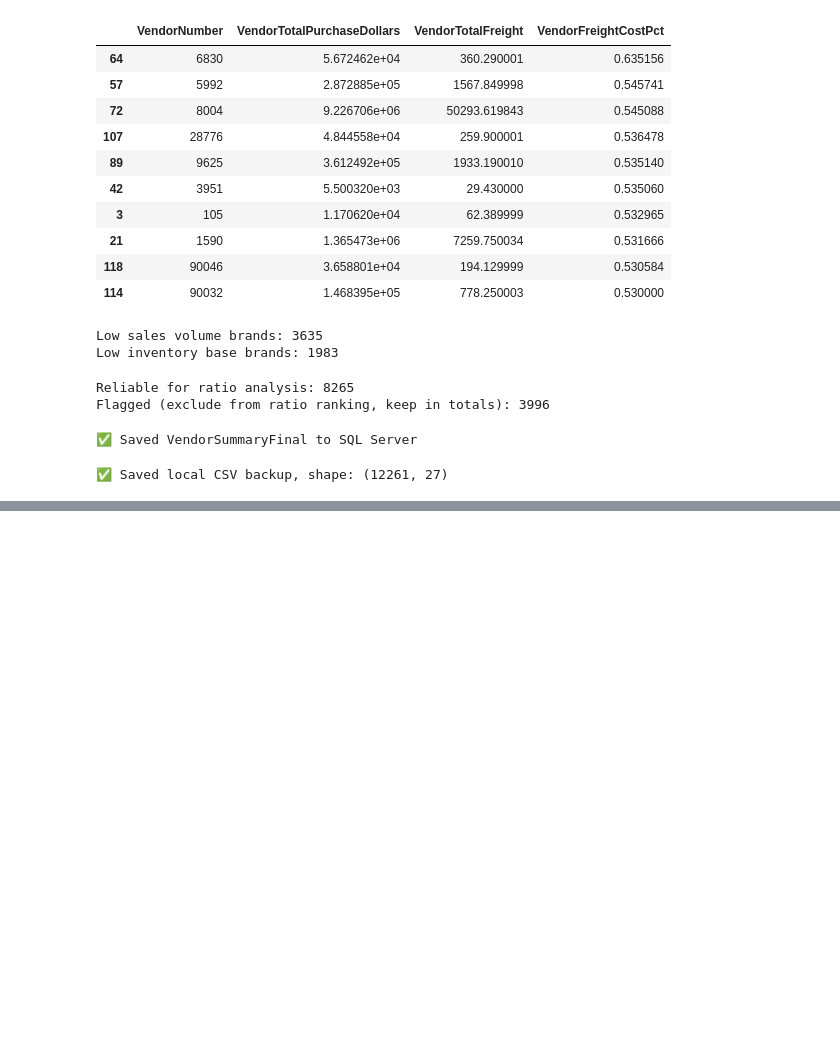
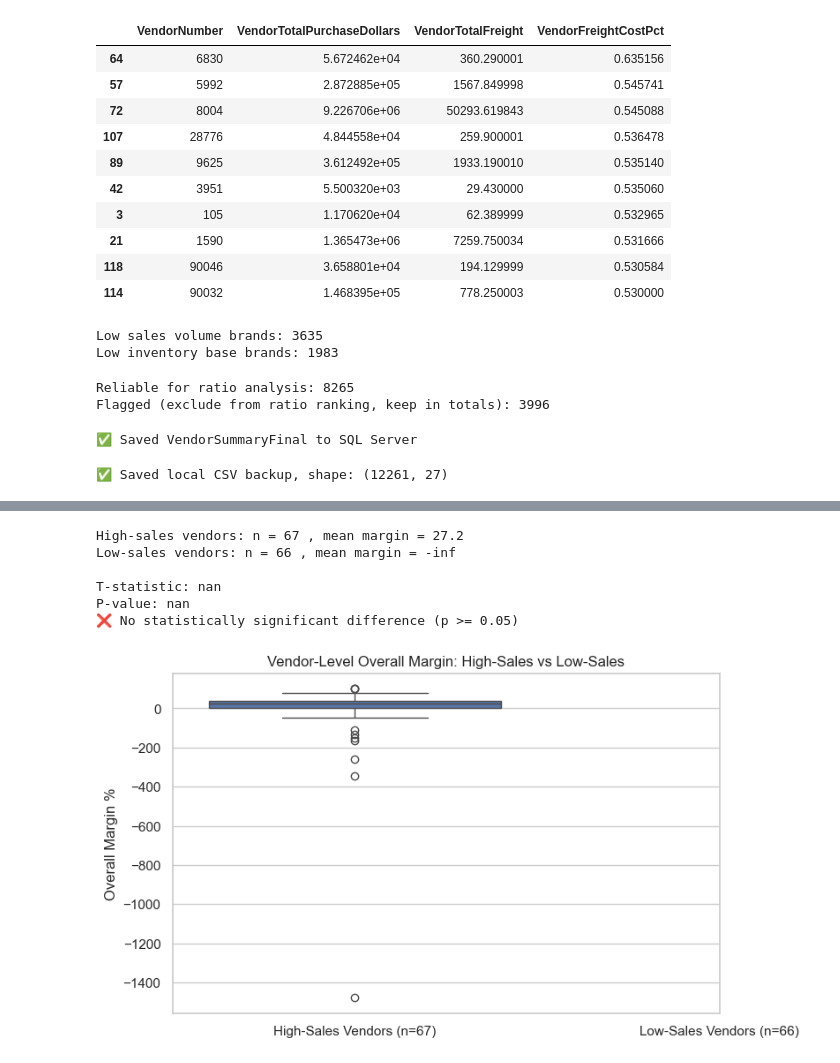
Before and after one commit to Imtiazjumman/Vendor_Data_Analysis, a Jupyter notebook: Vendor_Data_Analysis.ipynb, the cells around one changed output, grey strips where cells are left out. Cells and saved outputs as stored; diff of their text form; code cells hidden in the pictures; blank space fills up the shorter version.

```diff
--- a/Vendor_Data_Analysis.ipynb
+++ b/Vendor_Data_Analysis.ipynb
@@ -329,0 +456,32 @@ print("✅ Saved local CSV backup, shape:", df.shape)
+# %%
+# Correct approach Vendor-level comparison (ekta vendor = ekta data point)
+high_vendor_margins = vendor_summary[vendor_summary['VendorName'].isin(high_sales_vendors)]['OverallMarginPct']
+low_vendor_margins = vendor_summary[vendor_summary['VendorName'].isin(low_sales_vendors)]['OverallMarginPct']
+
+print("High-sales vendors: n =", len(high_vendor_margins), ", mean margin =", high_vendor_margins.mean().round(2))
+print("Low-sales vendors: n =", len(low_vendor_margins), ", mean margin =", low_vendor_margins.mean().round(2))
+
+t_stat2, p_value2 = stats.ttest_ind(high_vendor_margins, low_vendor_margins, equal_var=False)
+print(f"\nT-statistic: {t_stat2:.4f}")
+print(f"P-value: {p_value2:.6f}")
+
+if p_value2 < 0.05:
+    print("✅ Statistically significant difference (p < 0.05)")
+else:
+    print("❌ No statistically significant difference (p >= 0.05)")
+# %% [output]
+High-sales vendors: n = 67 , mean margin = 27.2
+Low-sales vendors: n = 66 , mean margin = -inf
+
+T-statistic: nan
+P-value: nan
+❌ No statistically significant difference (p >= 0.05)
+# %%
+plt.figure(figsize=(8,5))
+sns.boxplot(data=[high_vendor_margins, low_vendor_margins])
+plt.xticks([0,1], ['High-Sales Vendors (n=67)', 'Low-Sales Vendors (n=66)'])
+plt.ylabel('Overall Margin %')
+plt.title('Vendor-Level Overall Margin: High-Sales vs Low-Sales')
+plt.show()
+# %% [output]
+[figure, added]
```
Also changed, not shown: parts of 23 cells of this notebook.
